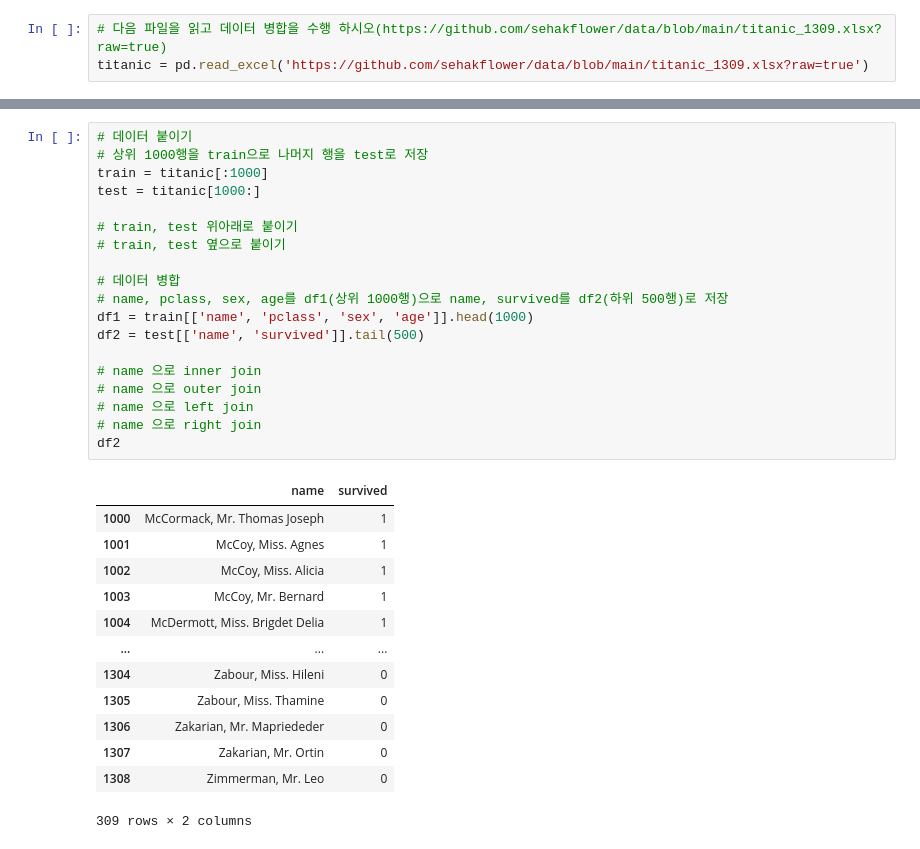
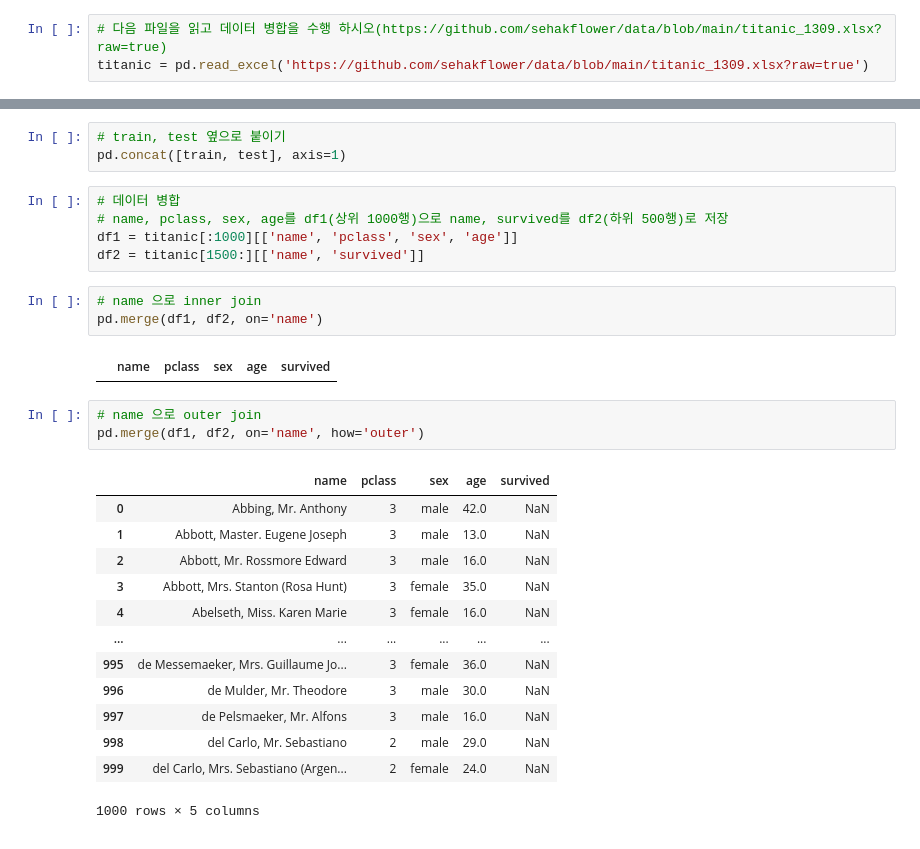
Before and after one commit to denverkim/WEBCRAWLING, a Jupyter notebook: LAB5.ipynb, the cells around one changed output, grey strips where cells are left out. Cells and saved outputs as stored; diff of their text form.

```diff
--- a/LAB5.ipynb
+++ b/LAB5.ipynb
@@ -109,33 +117,30 @@ titanic = pd.read_excel('https://github.com/sehakflower/data/blob/main/titanic_1
+# %%
+# train, test 옆으로 붙이기
+pd.concat([train, test], axis=1)
 # %%
-# 데이터 붙이기
-# 상위 1000행을 train으로 나머지 행을 test로 저장
-train = titanic[:1000]
-test = titanic[1000:]
-
-# train, test 위아래로 붙이기
-# train, test 옆으로 붙이기
-
 # 데이터 병합
 # name, pclass, sex, age를 df1(상위 1000행)으로 name, survived를 df2(하위 500행)로 저장
-df1 = train[['name', 'pclass', 'sex', 'age']].head(1000)
-df2 = test[['name', 'survived']].tail(500)
-
-# name 으로 inner join
-# name 으로 outer join
-# name 으로 left join
-# name 으로 right join
-df2
+df1 = titanic[:1000][['name', 'pclass', 'sex', 'age']]
+df2 = titanic[1500:][['name', 'survived']]
-# %% [output]
-|  | name | survived |
-| 1000 | McCormack, Mr. Thomas Joseph | 1 |
-| 1001 | McCoy, Miss. Agnes | 1 |
-| 1002 | McCoy, Miss. Alicia | 1 |
-| 1003 | McCoy, Mr. Bernard | 1 |
-| 1004 | McDermott, Miss. Brigdet Delia | 1 |
-| ... | ... | ... |
-| 1304 | Zabour, Miss. Hileni | 0 |
-| 1305 | Zabour, Miss. Thamine | 0 |
-| 1306 | Zakarian, Mr. Mapriededer | 0 |
-| 1307 | Zakarian, Mr. Ortin | 0 |
-| 1308 | Zimmerman, Mr. Leo | 0 |
-309 rows × 2 columns
+# %%
+# name 으로 inner join
+pd.merge(df1, df2, on='name')
+# %% [output]
+|  | name | pclass | sex | age | survived |
+# %%
+# name 으로 outer join
+pd.merge(df1, df2, on='name', how='outer')
+# %% [output]
+|  | name | pclass | sex | age | survived |
+| 0 | Abbing, Mr. Anthony | 3 | male | 42.0 | NaN |
+| 1 | Abbott, Master. Eugene Joseph | 3 | male | 13.0 | NaN |
+| 2 | Abbott, Mr. Rossmore Edward | 3 | male | 16.0 | NaN |
+| 3 | Abbott, Mrs. Stanton (Rosa Hunt) | 3 | female | 35.0 | NaN |
+| 4 | Abelseth, Miss. Karen Marie | 3 | female | 16.0 | NaN |
+| ... | ... | ... | ... | ... | ... |
+| 995 | de Messemaeker, Mrs. Guillaume Jo... | 3 | female | 36.0 | NaN |
+| 996 | de Mulder, Mr. Theodore | 3 | male | 30.0 | NaN |
+| 997 | de Pelsmaeker, Mr. Alfons | 3 | male | 16.0 | NaN |
+| 998 | del Carlo, Mr. Sebastiano | 2 | male | 29.0 | NaN |
+| 999 | del Carlo, Mrs. Sebastiano (Argen... | 2 | female | 24.0 | NaN |
+1000 rows × 5 columns
```
Also changed, not shown: parts of 3 cells of this notebook.
